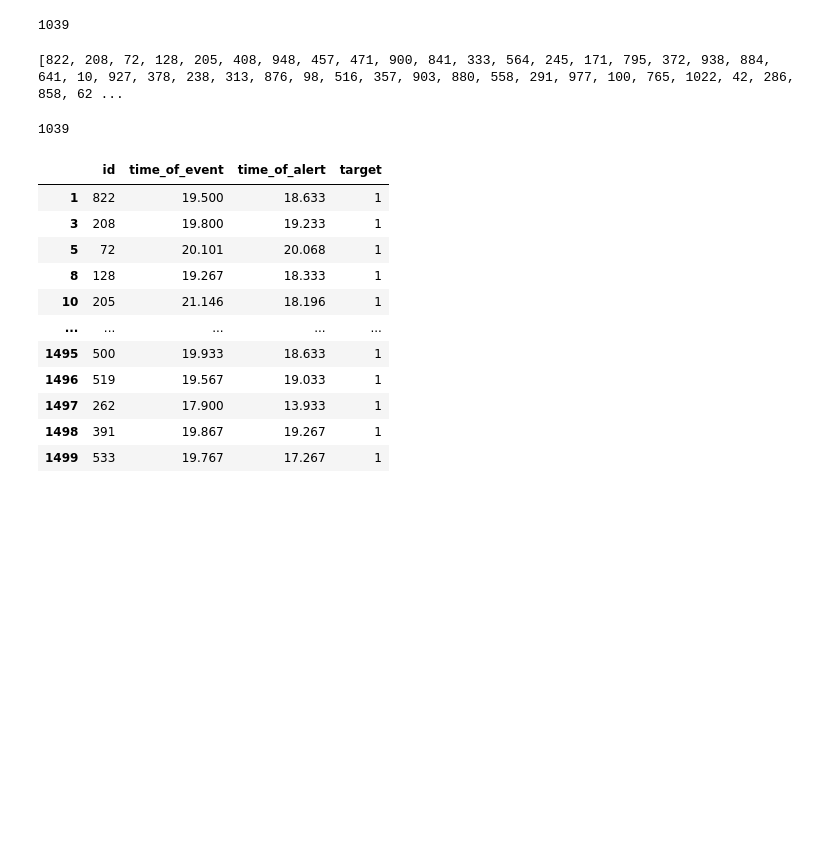
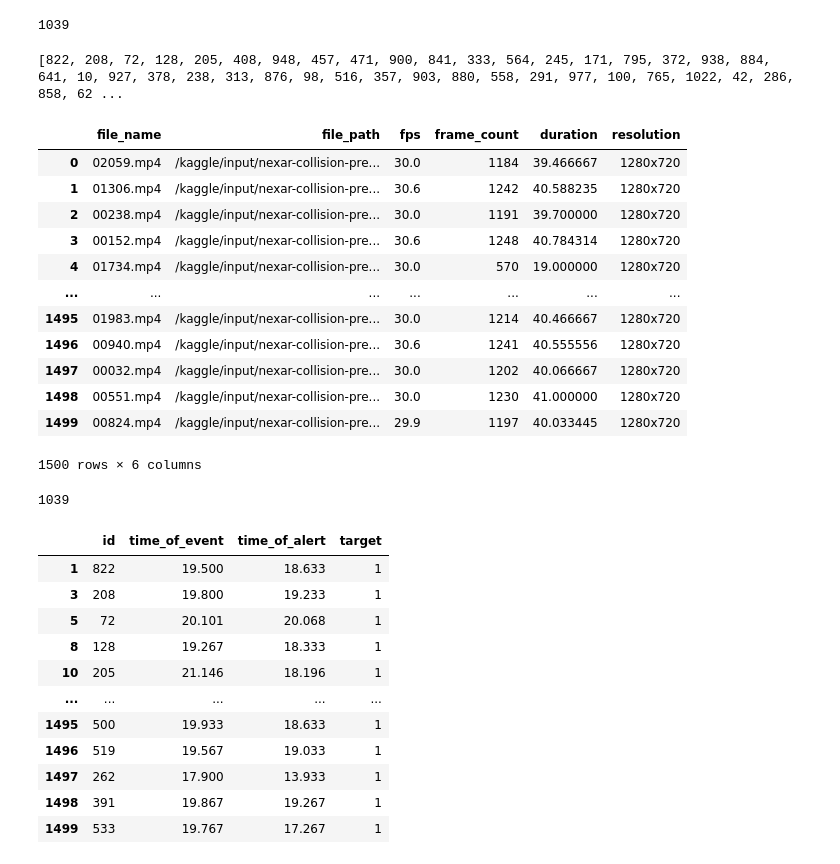
Before and after one commit to Girish16/Accident-Prevention, a Jupyter notebook: dash-cam-prediction.ipynb, the cells around one changed output. Drawn from its saved outputs; the diff is of its cells as text; code cells hidden in the pictures; blank space fills up the shorter version.

Commit message:
Kaggle Notebook | Dash cam Prediction | Version 7

```diff
--- a/dash-cam-prediction.ipynb
+++ b/dash-cam-prediction.ipynb
@@ -140,6 +140,22 @@ id = str(id)
 print(id)
 # %% [output]
 [822, 208, 72, 128, 205, 408, 948, 457, 471, 900, 841, 333, 564, 245, 171, 795, 372, 938, 884, 641, 10, 927, 378, 238, 313, 876, 98, 516, 357, 903, 880, 558, 291, 977, 100, 765, 1022, 42, 286, 858, 62 ...
+# %%
+display(df_videos)
+# %% [output]
+|  | file_name | file_path | fps | frame_count | duration | resolution |
+| 0 | 02059.mp4 | /kaggle/input/nexar-collision-pre... | 30.0 | 1184 | 39.466667 | 1280x720 |
+| 1 | 01306.mp4 | /kaggle/input/nexar-collision-pre... | 30.6 | 1242 | 40.588235 | 1280x720 |
+| 2 | 00238.mp4 | /kaggle/input/nexar-collision-pre... | 30.0 | 1191 | 39.700000 | 1280x720 |
+| 3 | 00152.mp4 | /kaggle/input/nexar-collision-pre... | 30.6 | 1248 | 40.784314 | 1280x720 |
+| 4 | 01734.mp4 | /kaggle/input/nexar-collision-pre... | 30.0 | 570 | 19.000000 | 1280x720 |
+| ... | ... | ... | ... | ... | ... | ... |
+| 1495 | 01983.mp4 | /kaggle/input/nexar-collision-pre... | 30.0 | 1214 | 40.466667 | 1280x720 |
+| 1496 | 00940.mp4 | /kaggle/input/nexar-collision-pre... | 30.6 | 1241 | 40.555556 | 1280x720 |
+| 1497 | 00032.mp4 | /kaggle/input/nexar-collision-pre... | 30.0 | 1202 | 40.066667 | 1280x720 |
+| 1498 | 00551.mp4 | /kaggle/input/nexar-collision-pre... | 30.0 | 1230 | 41.000000 | 1280x720 |
+| 1499 | 00824.mp4 | /kaggle/input/nexar-collision-pre... | 29.9 | 1197 | 40.033445 | 1280x720 |
+1500 rows × 6 columns
 # %%
 filtered_data = train_data[train_data["target"] == 1]
 id = filtered_data["id"]
```
Also changed, not shown: parts of 4 cells of this notebook.
